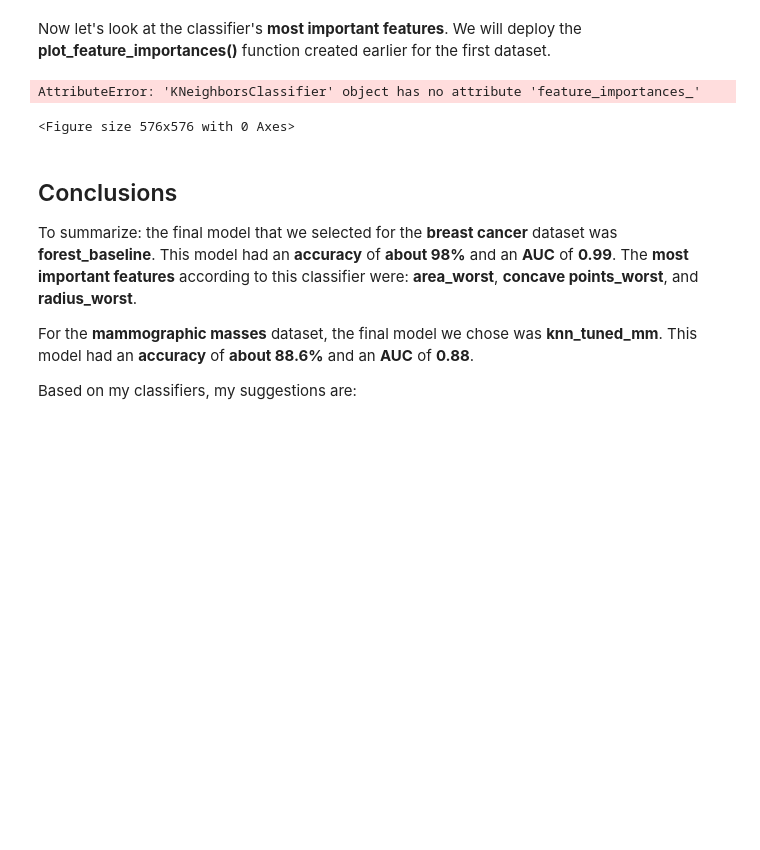
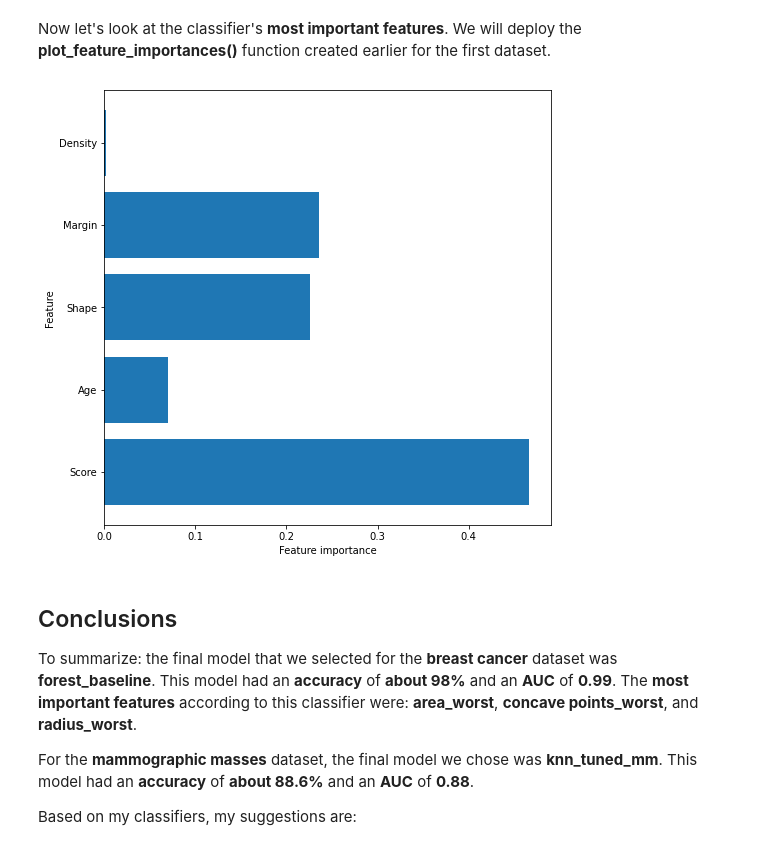
Before and after one commit to jbenedito99/Breast-Cancer-Classification, a Jupyter notebook: notebook.ipynb, the cells around one changed output. Cells and saved outputs as stored; diff of their text form; code cells hidden in the pictures; blank space fills up the shorter version.

Commit message:
Reconsidered final model for MM dataset

```diff
--- a/notebook.ipynb
+++ b/notebook.ipynb
@@ -1235,12 +1252,22 @@ Lastly, the <b>f1_score</b>, which takes both precision and recall into account
 Because the precision, recall, and f1_score metrics were similar values for both benign and malignant tumors, this is further proof that <b>class imbalance was not an issue</b>. On top of that, the <b>accuracy</b> of the chosen model was <b>88.6%</b> on the test data. There were <b>10 Type 2 errors (false negatives)</b>. This was of utmost importance because patients with breast cancer need to be properly diagnosed. All in all, the <b>knn_tuned_mm</b> classifier is solid in many areas, but still isn't the best when thinking in context.
 # %% [markdown]
 Now let's look at the classifier's <b>most important features</b>. We will deploy the <b>plot_feature_importances()</b> function created earlier for the first dataset.
-# %%
-# plot most important features for knn_tuned_mm classifier
-plot_feature_importances(knn_tuned_mm)
-# %% [output]
-AttributeError: 'KNeighborsClassifier' object has no attribute 'feature_importances_'
-<Figure size 576x576 with 0 Axes>
+# %%
+# plot most important features for knn_tuned_mm classifier
+
+# create function for plotting most important features
+
+def plot_feature_importances_mm(model):
+    n_features = X_train_mm.shape[1]
+    plt.figure(figsize=(8,8))
+    plt.barh(range(n_features), model.feature_importances_, align='center')
+    plt.yticks(np.arange(n_features), X_train_mm.columns.values)
+    plt.xlabel('Feature importance')
+    plt.ylabel('Feature')
+
+plot_feature_importances_mm(forest_tuned_mm)
+# %% [output]
+[figure, added]
 # %% [markdown]
 ## Conclusions
 
```
Also changed, not shown: parts of 5 cells of this notebook.
